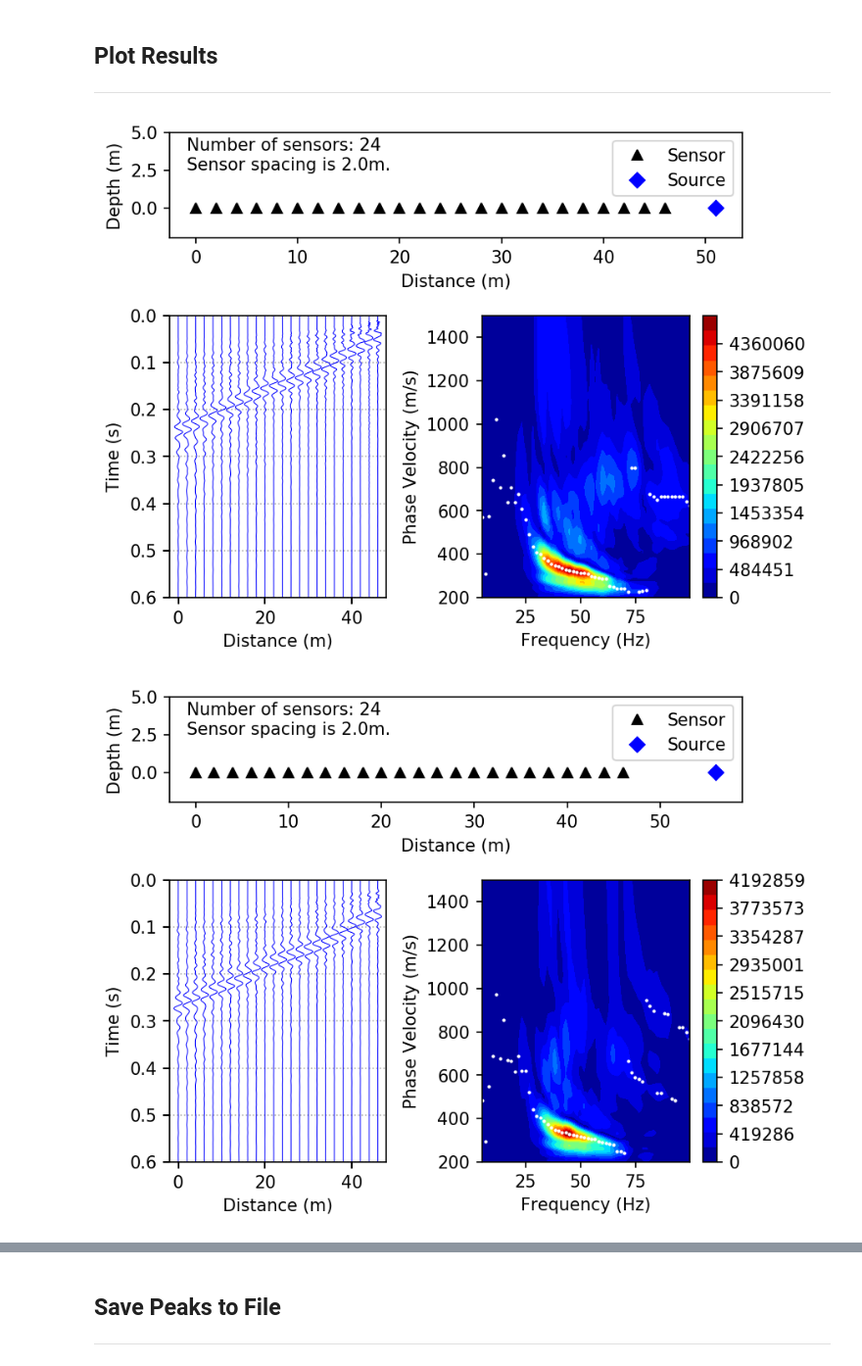
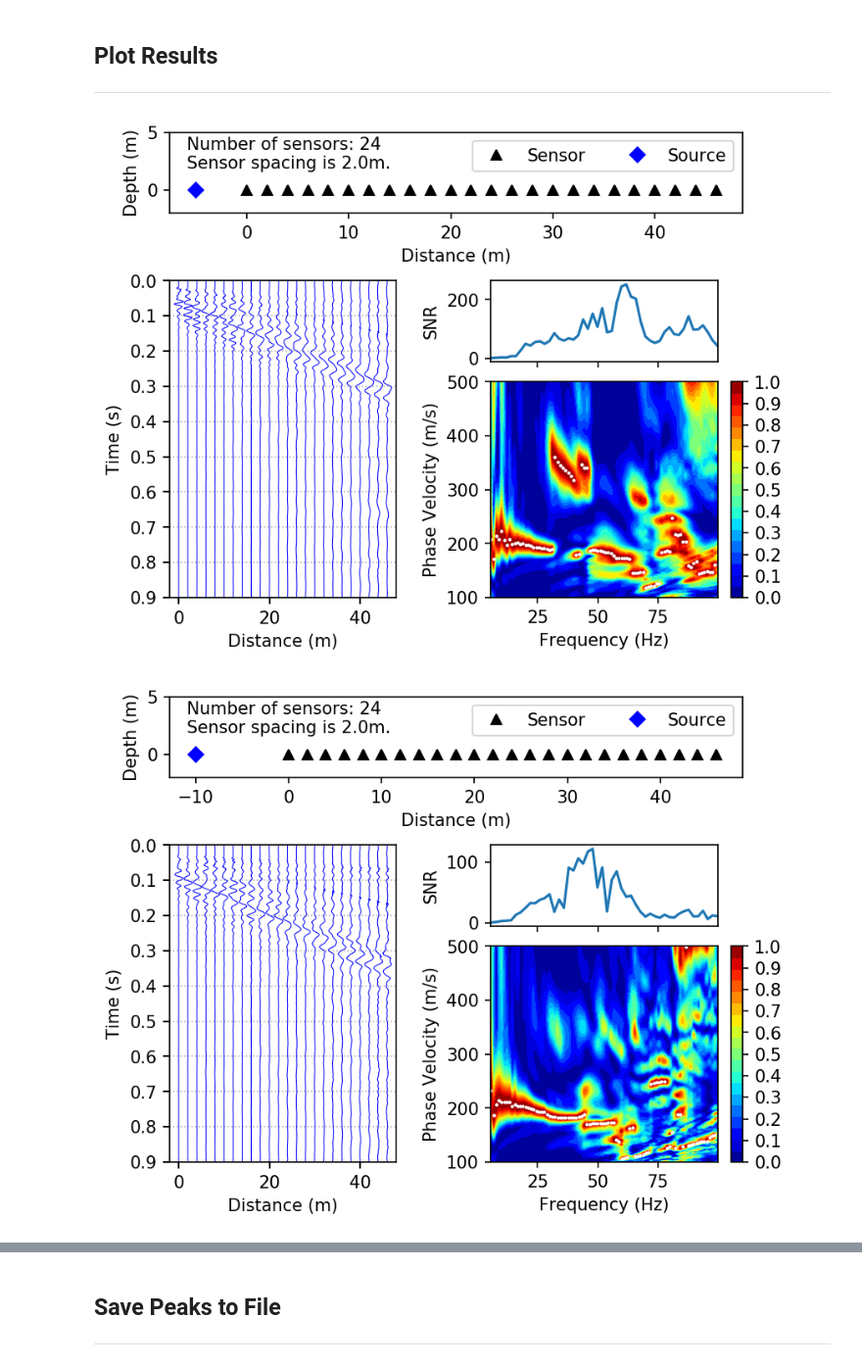
Before and after one commit to jpvantassel/swprocess, a Jupyter notebook: examples/masw.ipynb, the cells around one changed output, grey strips where cells are left out. Shown at 98% size. Saved outputs shown, nothing was run; the diff lists cells and outputs as text; code cells hidden in the pictures.

```diff
--- a/examples/masw.ipynb
+++ b/examples/masw.ipynb
@@ -79,15 +80,12 @@ import swprocess
 ### Files
 # %%
 # Files
-# fnames = [f"sample_data/wghs/{x}.dat" for x in range(6, 10)]
-
-set0 = [f"../../inl/atr/raw_data/active/{x}.dat" for x in range(11, 15)]
-set1 = [f"../../inl/atr/raw_data/active/{x}.dat" for x in range(16, 20)]
-set2 = [f"../../inl/atr/raw_data/active/{x}.dat" for x in range(21, 25)]
-set3 = [f"../../inl/atr/raw_data/active/{x}.dat" for x in range(26, 30)]
-set4 = [f"../../inl/atr/raw_data/active/{x}.dat" for x in range(31, 35)]
-set5 = [f"../../inl/atr/raw_data/active/{x}.dat" for x in range(36, 40)]
-
+set0 = [f"sample_data/wghs/{x}.dat" for x in range(6, 11)]
+set1 = [f"sample_data/wghs/{x}.dat" for x in range(11, 16)]
+set2 = [f"sample_data/wghs/{x}.dat" for x in range(17, 20)]
+set3 = [f"sample_data/wghs/{x}.dat" for x in range(26, 31)]
+set4 = [f"sample_data/wghs/{x}.dat" for x in range(31, 36)]
+set5 = [f"sample_data/wghs/{x}.dat" for x in range(36, 41)]
 fnames = [set0, set1, set2, set3, set4, set5]
 
 # Workflow {"time-domain", "frequency-domain", "single"}, time-domain is recommended
@@ -155,32 +153,43 @@ Elapsed Time (s): 1.2
 # %%
 # Image normalization {"none", "absolute-maximum" "frequency-maximum"} -> "frequency-maximum" is recommended.
 # wavefield_normalization = "absolute-maximum"
-wavefield_normalization = "none"
-# wavefield_normalization = "frequency-maximum"
+# wavefield_normalization = "none"
+wavefield_normalization = "frequency-maximum"
 # %% [markdown]
 ## Plot Results
 ---
 # %%
 %matplotlib inline
 for wavefieldtransform in wavefieldtransforms:
     fig = plt.figure(figsize=(6,5), dpi=150)
 
-    gs = GridSpec(nrows=2, ncols=2, height_ratios=(1.5, 4), width_ratios=(1, 1.2), hspace=0.4, wspace=0.4)
+    gs = GridSpec(nrows=4, ncols=4, height_ratios=(1.5, 0.5, 1.5, 4), width_ratios=(1, 0.3, 1, 0.05), hspace=0.2, wspace=0.1)
     ax0 = fig.add_subplot(gs[0, :])
-    ax1 = fig.add_subplot(gs[1, 0])
-    ax2 = fig.add_subplot(gs[1, 1])
+    ax1 = fig.add_subplot(gs[2:4, 0])
+    ax2 = fig.add_subplot(gs[2, 2])
+    ax3 = fig.add_subplot(gs[3, 2])
+    ax4 = fig.add_subplot(gs[3, 3])
 
     # Array
     wavefieldtransform.array.plot(ax=ax0)
     ax0.set_ylabel("Depth (m)")
+    ax0.legend(ncol=2)
 
     # Timeseries
     wavefieldtransform.array.waterfall(ax=ax1, amplitude_detrend=False, amplitude_normalization="each")
 
+    # Signal-to-Noise Ratio
+    wavefieldtransform.plot_snr(ax=ax2)
+    ax2.set_xticklabels([])
+    ax2.set_xlabel("")
+    ax2.set_ylabel("SNR")
+
     # Dispersion Image
-    wavefieldtransform.plot(fig=fig, ax=ax2, normalization=wavefield_normalization)
+    wavefieldtransform.plot(fig=fig, ax=ax3, cax=ax4, normalization=wavefield_normalization)
+    xlim = ax3.get_xlim()
+    ax2.set_xlim(xlim)
 
 plt.show()
 # %% [output]
-[figure, old version]
+[figure, new version]
-[figure, old version]
+[figure, new version]
```
Also changed, not shown: parts of 16 cells of this notebook, 49 other files.
